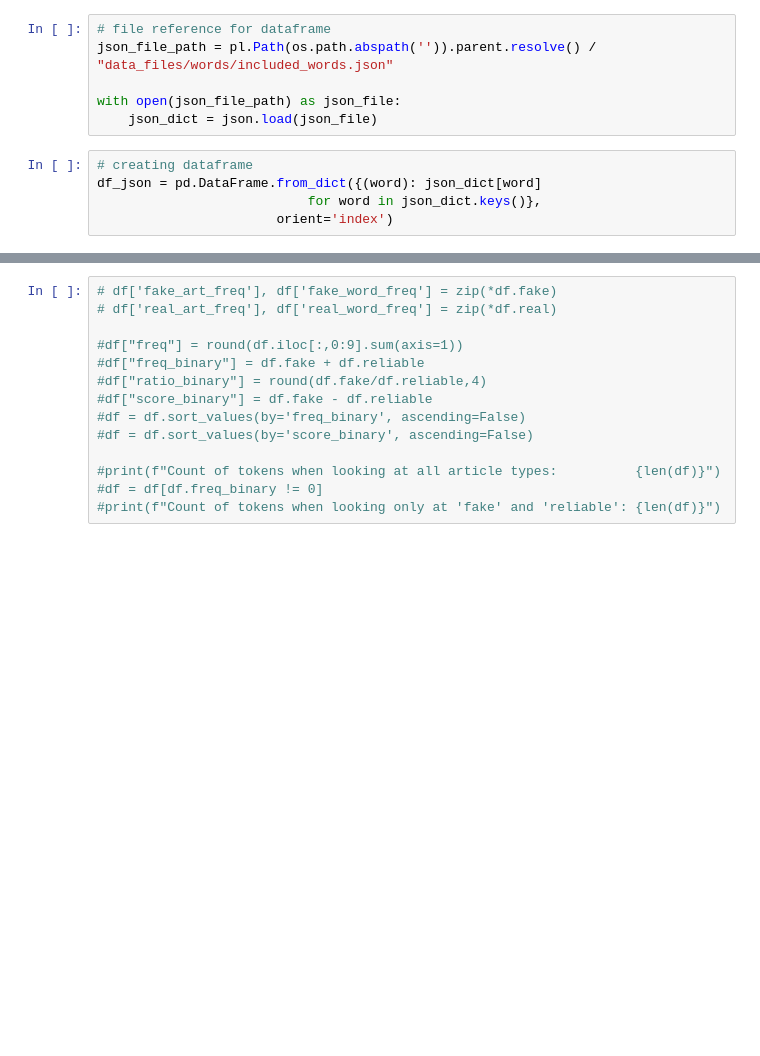
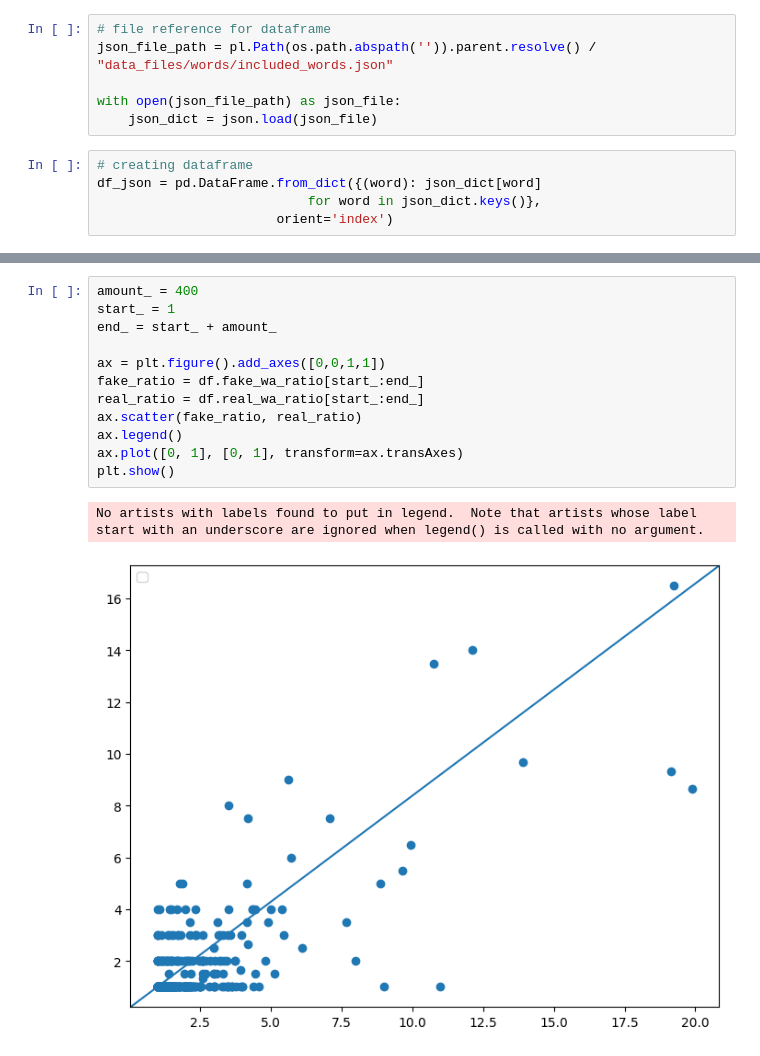
Before and after one commit to vicjuhl/fake-news, a Jupyter notebook: src/word_article_statistics.ipynb, the cells around one changed output, grey strips where cells are left out. Cells and saved outputs as stored; diff of their text form; blank space fills up the shorter version.

```diff
--- a/src/word_article_statistics.ipynb
+++ b/src/word_article_statistics.ipynb
@@ -41,17 +70,18 @@ df
-# %%
-# df['fake_art_freq'], df['fake_word_freq'] = zip(*df.fake)
-# df['real_art_freq'], df['real_word_freq'] = zip(*df.real)
-
-#df["freq"] = round(df.iloc[:,0:9].sum(axis=1))
-#df["freq_binary"] = df.fake + df.reliable
-#df["ratio_binary"] = round(df.fake/df.reliable,4)
-#df["score_binary"] = df.fake - df.reliable
-#df = df.sort_values(by='freq_binary', ascending=False)
-#df = df.sort_values(by='score_binary', ascending=False)
-
-#print(f"Count of tokens when looking at all article types:          {len(df)}")
-#df = df[df.freq_binary != 0]
-#print(f"Count of tokens when looking only at 'fake' and 'reliable': {len(df)}")
+# %%
+amount_ = 400
+start_ = 1
+end_ = start_ + amount_
+
+ax = plt.figure().add_axes([0,0,1,1])
+fake_ratio = df.fake_wa_ratio[start_:end_]
+real_ratio = df.real_wa_ratio[start_:end_]
+ax.scatter(fake_ratio, real_ratio)
+ax.legend()
+ax.plot([0, 1], [0, 1], transform=ax.transAxes)
+plt.show()
+# %% [output]
+No artists with labels found to put in legend.  Note that artists whose label start with an underscore are ignored when legend() is called with no argument.
+[figure, added]
 # %%
 amount = 100
 start = 0
```
Also changed, not shown: parts of 9 cells of this notebook, 1 other file.
